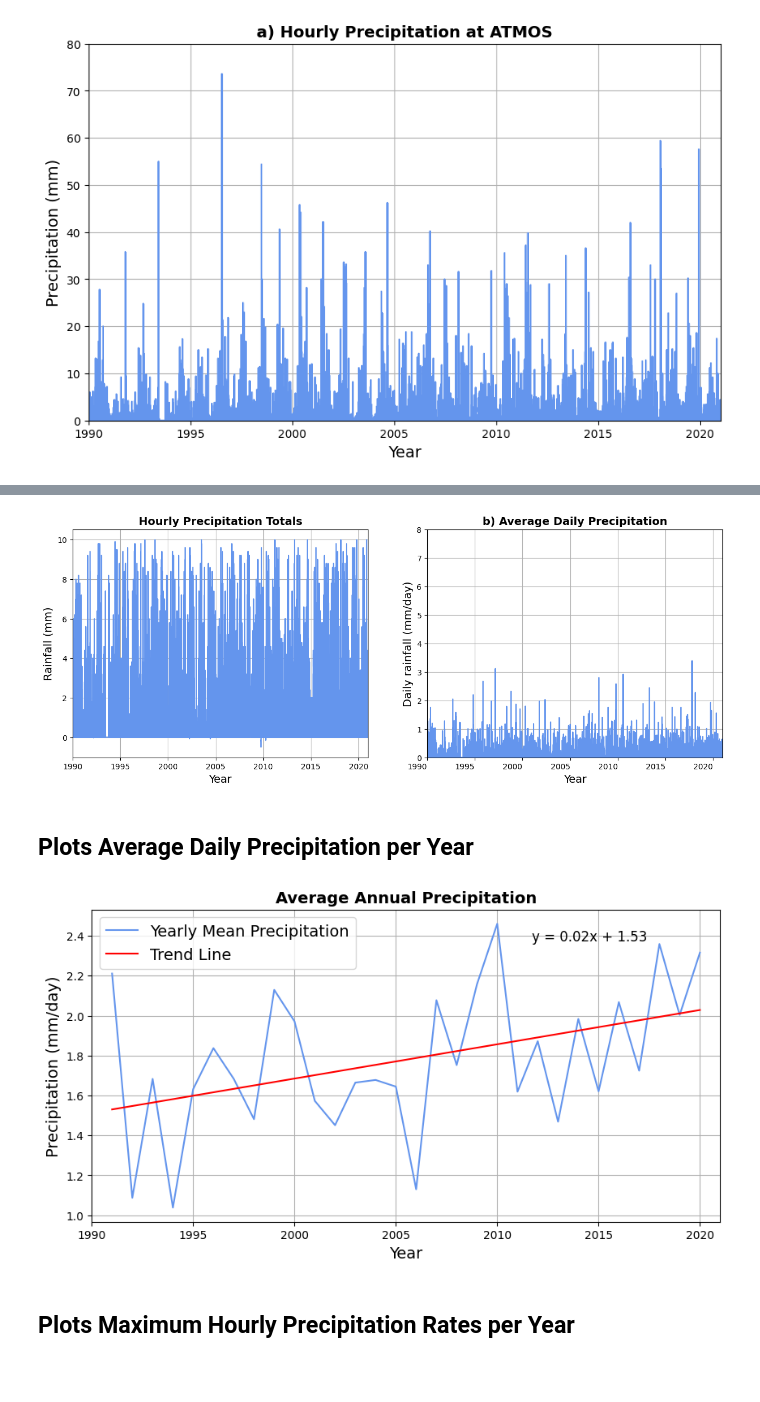
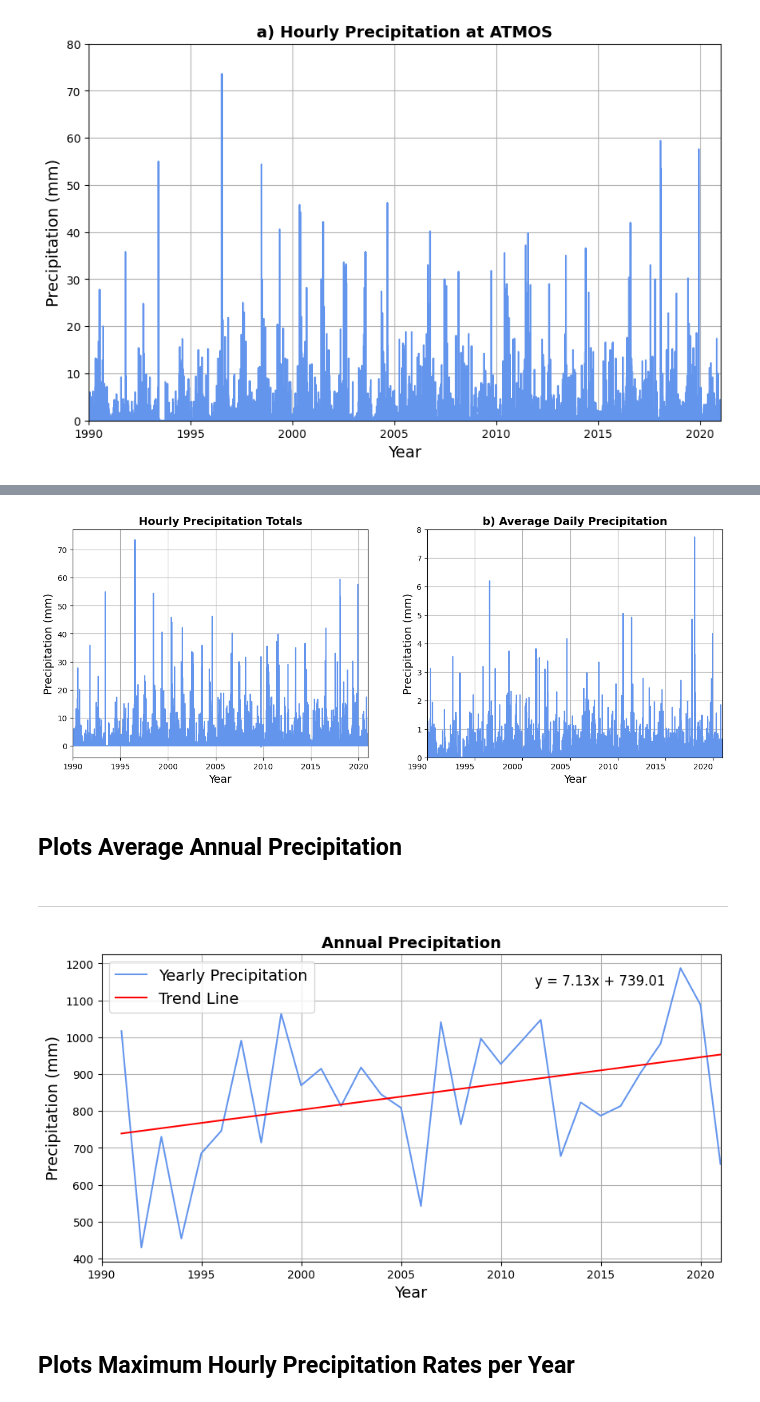
Before and after one commit to JackColw/ATMOS484_plots, a Jupyter notebook: QC_ATMOS_Tower_Data.ipynb, the cells around one changed output, grey strips where cells are left out. Saved outputs shown, nothing was run; the diff lists cells and outputs as text; code cells hidden in the pictures; blank space fills up the shorter version.

```diff
--- a/QC_ATMOS_Tower_Data.ipynb
+++ b/QC_ATMOS_Tower_Data.ipynb
@@ -283,15 +301,11 @@ fig, ax1 = plt.subplots(figsize=(10, 5))
 #By including ['Precip'] it allows the code to select that specific column out of the dataframe to perform an operation on
 #.resample D allows the data to be resampled at daily intervals instead of hourly
 #.mean() takes the average of all hours in a day, resulting in daily averages
-mean_daily_precipitation = final_df['Precip'].resample('D').mean()
+total_daily_precipitation = final_df['Precip'].resample('D').sum()
 
-# Filter the data to include only values smaller than or equal to 10mm
-limited_mean_daily_precipitation = mean_daily_precipitation[mean_daily_precipitation <= 10]
+total_daily_precipitation.plot(ax=ax1, label='Precipitation', color='cornflowerblue')
 
-
-limited_mean_daily_precipitation.plot(ax=ax1, label='Precipitation', color='cornflowerblue')
-
-ax1.set_ylabel('Precipitation (mm/day)', fontsize=14)
+ax1.set_ylabel('Precipitation (mm)', fontsize=14)
 ax1.set_xlabel('Year', fontsize=14)
 ax1.set_title("b) Daily Precipitation at ATMOS", fontweight="bold", fontsize=14)
 plt.grid()
@@ -299,7 +313,8 @@ plt.grid()
 #Set the x-axis limits
 plt.xlim([start_date, end_date])
 
-plt.ylim([0,8])
+#Set the y-axis limits
+plt.ylim([0,1000])
 
 #Set the tick locator on the x-axis every 5 years
 ax1.xaxis.set_major_locator(mdates.YearLocator(base=5))
@@ -311,15 +326,12 @@ ax1.xaxis.set_major_formatter(mdates.DateFormatter('%Y'))
 plt.xticks(rotation=0)
 
 #Define the filename and full path to save the figure
-filename = 'ATMOS_Daily_Avg_Precip_1.png'
+filename = 'ATMOS_Daily_Avg_Precip_4.png'
 save_path = os.path.join(save_directory, filename)
 
 #This saves the figure as a .png in the specified directory
 plt.savefig(save_path, dpi=300)
 
 #Filter the original dataframe to exclude daily values above 10mm
-final_df = final_df[final_df['Precip'] <= 10]
-
-#Calculates the mean daily precipitation after filtering
-mean_daily_precipitation = final_df['Precip'].resample('D').mean()
+#final_df = final_df[final_df['Precip'] <= 100]
 # %% [output]
@@ -347,7 +361,7 @@ fig, (ax1, ax2) = plt.subplots(1, 2, figsize=(15, 6))
 
 #Plot the hourly precip data - First Graph
 ax1.plot(filtered_df.index, filtered_df['Precip'].values, label="Precipitation", color='cornflowerblue')
-ax1.set_ylabel('Rainfall (mm)', fontsize=14)
+ax1.set_ylabel('Precipitation (mm)', fontsize=14)
 ax1.set_xlabel('Year', fontsize=14)
 ax1.set_title("Hourly Precipitation Totals", fontweight="bold", fontsize=14)
 ax1.grid()
@@ -367,7 +381,7 @@ limited_mean_daily_precipitation = mean_daily_precipitation[mean_daily_precipita
 
 #Plot the average daily precip data - Second Graph
 limited_mean_daily_precipitation.plot(ax=ax2, label='Precipitation', color='cornflowerblue')
-ax2.set_ylabel('Daily rainfall (mm/day)', fontsize=14)
+ax2.set_ylabel('Precipitation (mm)', fontsize=14)
 ax2.set_xlabel('Year', fontsize=14)
 ax2.set_title("b) Average Daily Precipitation", fontweight="bold", fontsize=14)
 ax2.grid()
@@ -387,9 +401,11 @@ plt.savefig(save_path, dpi=300)
 #Show the plot
 plt.show()
 # %% [output]
-[figure, old version]
+[figure, new version]
 # %% [markdown]
-<h2> Plots Average Daily Precipitation per Year
+<h2> Plots Average Annual Precipitation
+# %% [markdown]
+---
 # %%
 #Filter the data for the desired range
 start_date = pd.Timestamp('1990-01-01')
@@ -409,67 +425,66 @@ save_directory = r'C:\Users\colwe\OneDrive\Desktop\Argonne\ATMOS_Tower_Data\Prec
 os.makedirs(save_directory, exist_ok=True)
 
 #Convert the original data from mm/hour to mm/day
-daily_mean_precipitation = final_df['Precip'] * 24
+daily_mean_precipitation = filtered_df['Precip']
 
 #Resample the converted data to yearly means
-yearly_mean_precipitation = daily_mean_precipitation.resample('Y').mean()
+yearly_mean_precipitation = daily_mean_precipitation.resample('Y').sum()
 
 #Limit the x-axis to the range up to the year 2019
-yearly_mean_precipitation = yearly_mean_precipitation[yearly_mean_precipitation.index.year <= 2019]
+#yearly_mean_precipitation = yearly_mean_precipitation[yearly_mean_precipitation.index.year <= 2019]
 
 #Plot the yearly mean precipitation
-ax1.plot(yearly_mean_precipitation.index, yearly_mean_precipitation.values, label="Yearly Mean Precipitation", color='cornflowerblue')
+ax1.plot(yearly_mean_precipitation.index, yearly_mean_precipitation.values, label="Yearly Precipitation", color='cornflowerblue')
 
 #Fit a polynomial regression line (trend line)
 #Trend_x create an array of numbers from 0 to the length of the yearly_mean_precipitation
 #This represents the years
 trend_x = np.arange(len(yearly_mean_precipitation))
 
-
 trend_y = np.polyval(np.polyfit(trend_x, yearly_mean_precipitation.values, deg=1), trend_x)
 ax1.plot(yearly_mean_precipitation.index, trend_y, label='Trend Line', color='red')
 
 #Sets the y-axis label
-ax1.set_ylabel('Precipitation (mm/day)', fontsize=14)
+ax1.set_ylabel('Precipitation (mm)', fontsize=14)
 
 #Sets the x-axis label
 ax1.set_xlabel('Year', fontsize=14)
 
 #Sets the figure title
-ax1.set_title("Average Annual Precipitation", fontweight="bold", fontsize=14)
+ax1.set_title("Annual Precipitation", fontweight="bold", fontsize=14)
 
 #Adds a legend and sets the font size
 ax1.legend(fontsize=14)
 
 #Adds a grid to the plot
 plt.grid()
 
 #Set the x-axis limits
 plt.xlim([start_date, end_date])
 
 #Set the tick locator on the x-axis every 5 years
 ax1.xaxis.set_major_locator(mdates.YearLocator(base=5))
 
 #Set the tick format on the x-axis as years
 ax1.xaxis.set_major_formatter(mdates.DateFormatter('%Y'))
 
 #Set the tick labels rotation in degrees
 plt.xticks(rotation=0)
 
 #Add the equation of the trend line to the plot
 equation = f"y = {np.polyfit(trend_x, yearly_mean_precipitation.values, deg=1)[0]:.2f}x + {np.polyfit(trend_x, yearly_mean_precipitation.values, deg=1)[1]:.2f}"
 ax1.annotate(equation, xy=(0.70, 0.90), xycoords='axes fraction', fontsize=12)
 
 #Define the filename and full path to save the figure
-filename = 'Average_Daily_Precipiation_per_Year_2.png'
+filename = 'Average_Daily_Precipiation_per_Year_4.png'
 save_path = os.path.join(save_directory, filename)
 
 #Saves the figure as a .png in the specified directory
 plt.savefig(save_path, dpi=300)
 
 #Show the plot
 plt.show()
 # %% [output]
-[figure, old version]
+[figure, new version]
 # %% [markdown]
 <h2> Plots Maximum Hourly Precipitation Rates per Year
```
Also changed, not shown: parts of 28 cells of this notebook.
